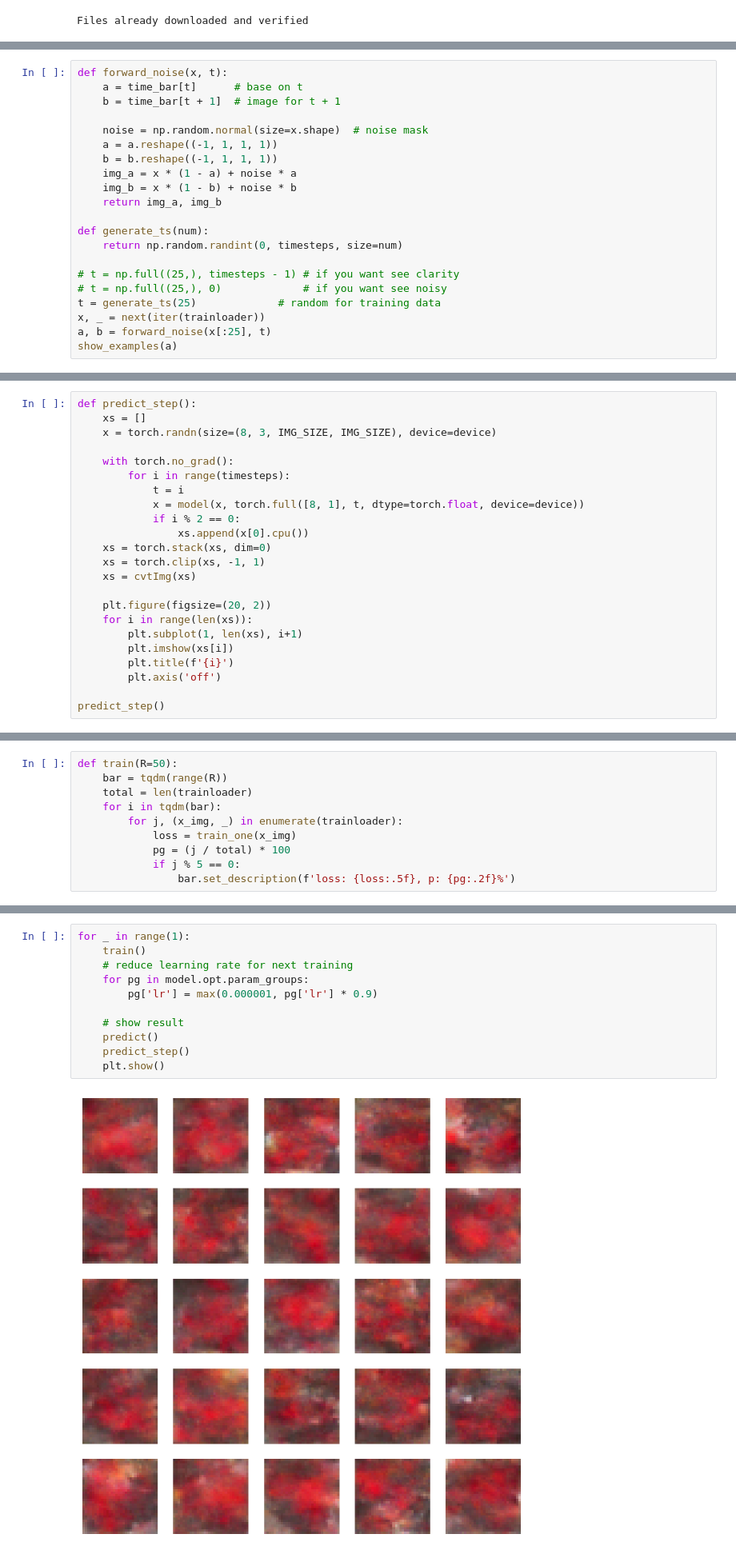
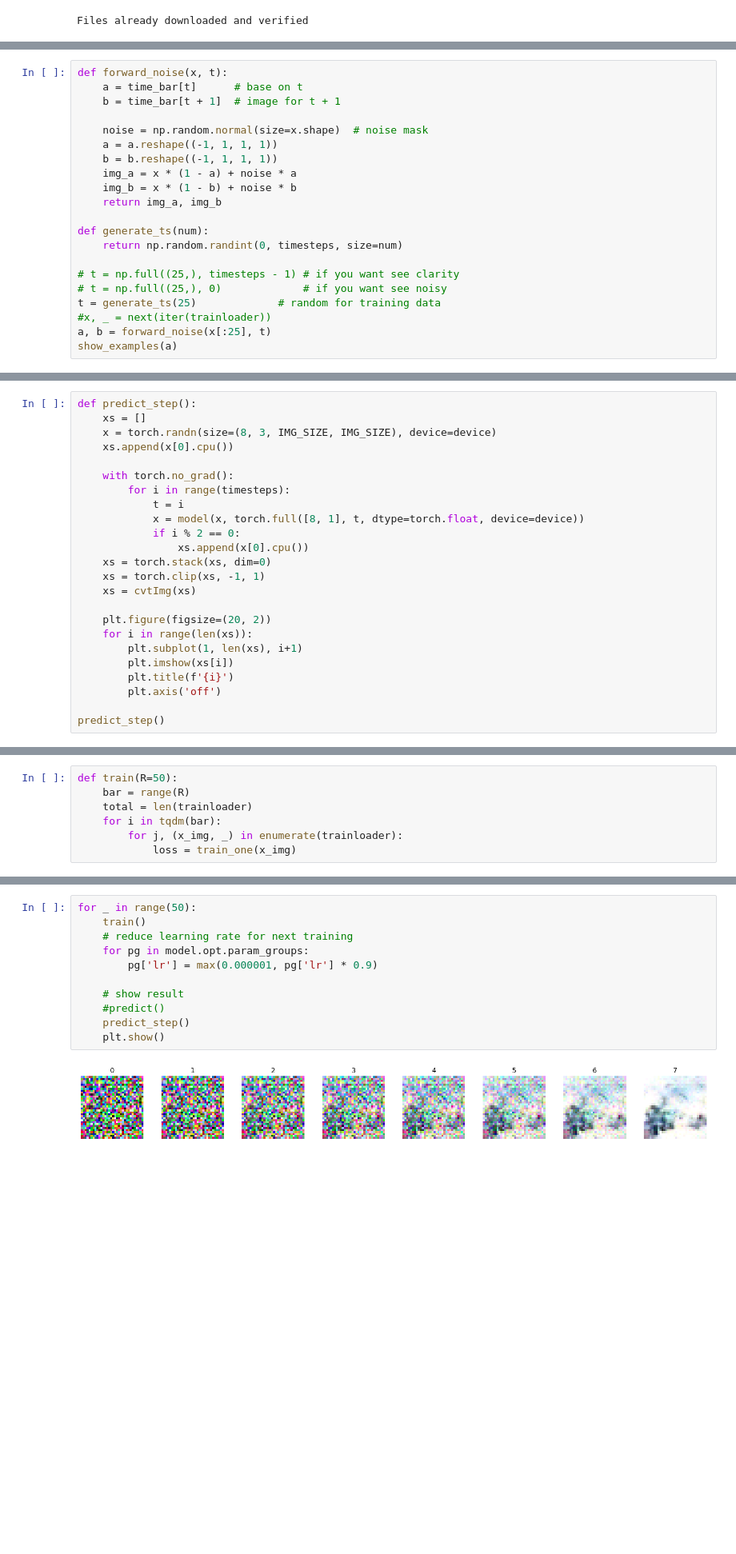
Before and after one commit to jorchard/diffusion_models, a Jupyter notebook: QuickDiffusionModel_torch.ipynb, the cells around one changed output, grey strips where cells are left out. Shown at 80% size. Saved outputs shown, nothing was run; the diff lists cells and outputs as text; blank space fills up the shorter version.

```diff
--- a/QuickDiffusionModel_torch.ipynb
+++ b/QuickDiffusionModel_torch.ipynb
@@ -84,7 +91,7 @@ def generate_ts(num):
 # t = np.full((25,), timesteps - 1) # if you want see clarity
 # t = np.full((25,), 0)             # if you want see noisy
 t = generate_ts(25)             # random for training data
-x, _ = next(iter(trainloader))
+#x, _ = next(iter(trainloader))
 a, b = forward_noise(x[:25], t)
 show_examples(a)
 # %% [output]
@@ -212,6 +223,7 @@ predict()
 def predict_step():
     xs = []
     x = torch.randn(size=(8, 3, IMG_SIZE, IMG_SIZE), device=device)
+    xs.append(x[0].cpu())
 
     with torch.no_grad():
         for i in range(timesteps):
@@ -251,14 +265,11 @@ def train_one(x_img):
     return loss.item()
 # %%
 def train(R=50):
-    bar = tqdm(range(R))
+    bar = range(R)
     total = len(trainloader)
     for i in tqdm(bar):
         for j, (x_img, _) in enumerate(trainloader):
             loss = train_one(x_img)
-            pg = (j / total) * 100
-            if j % 5 == 0:
-                bar.set_description(f'loss: {loss:.5f}, p: {pg:.2f}%')
 # %%
 model.to(device)
 # %% [output]
@@ -280,15 +291,15 @@ Model(
   (cnn_output): Conv2d(128, 3, kernel_size=(1, 1), stride=(1, 1))
 )
 # %%
-for _ in range(1):
+for _ in range(50):
     train()
     # reduce learning rate for next training
     for pg in model.opt.param_groups:
         pg['lr'] = max(0.000001, pg['lr'] * 0.9)
 
     # show result
-    predict()
+    #predict()
     predict_step()
     plt.show()
 # %% [output]
-[figure, old version]
+[figure, new version]
```
Also changed, not shown: parts of 23 cells of this notebook, 4 other files.
